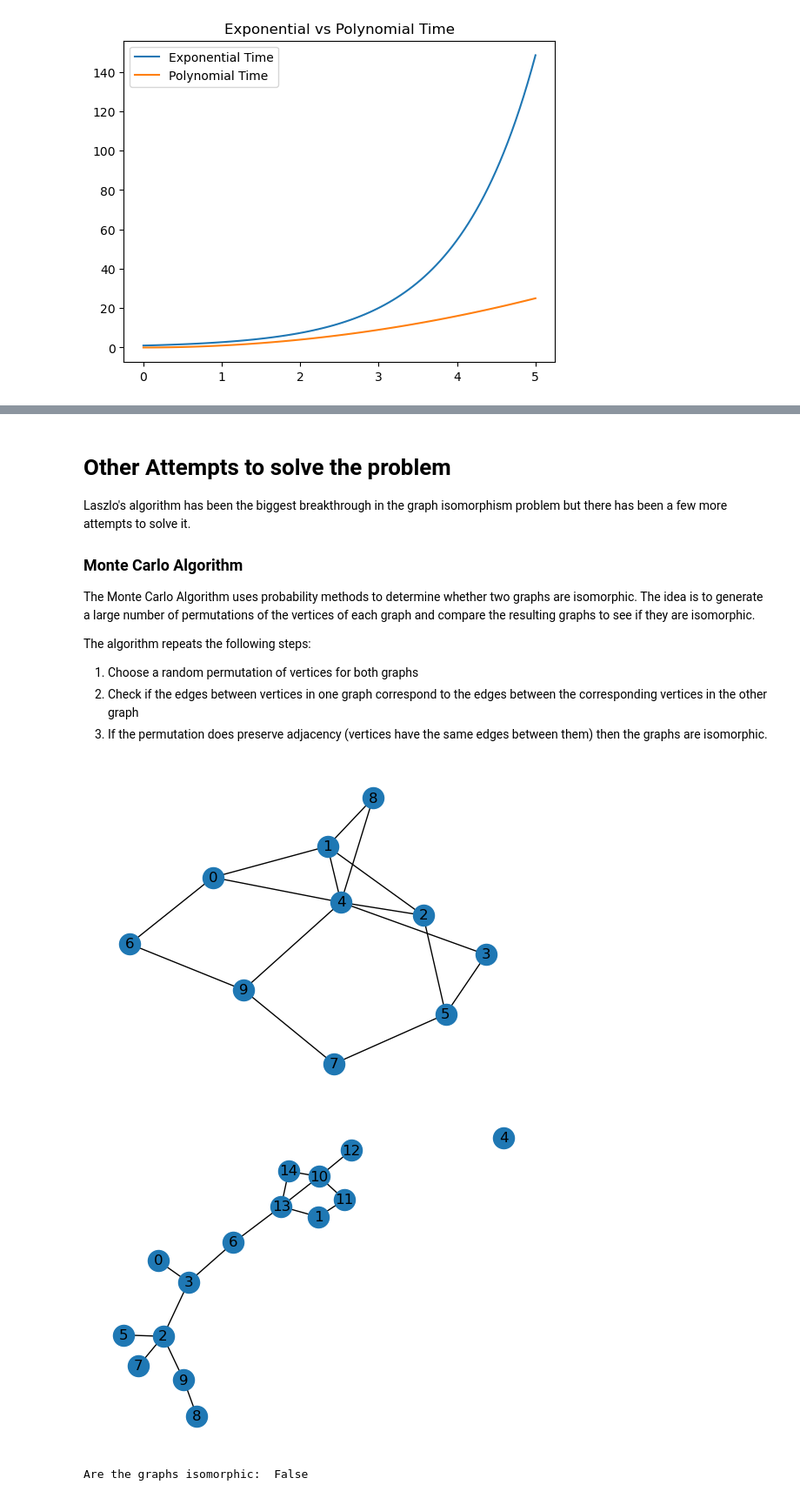
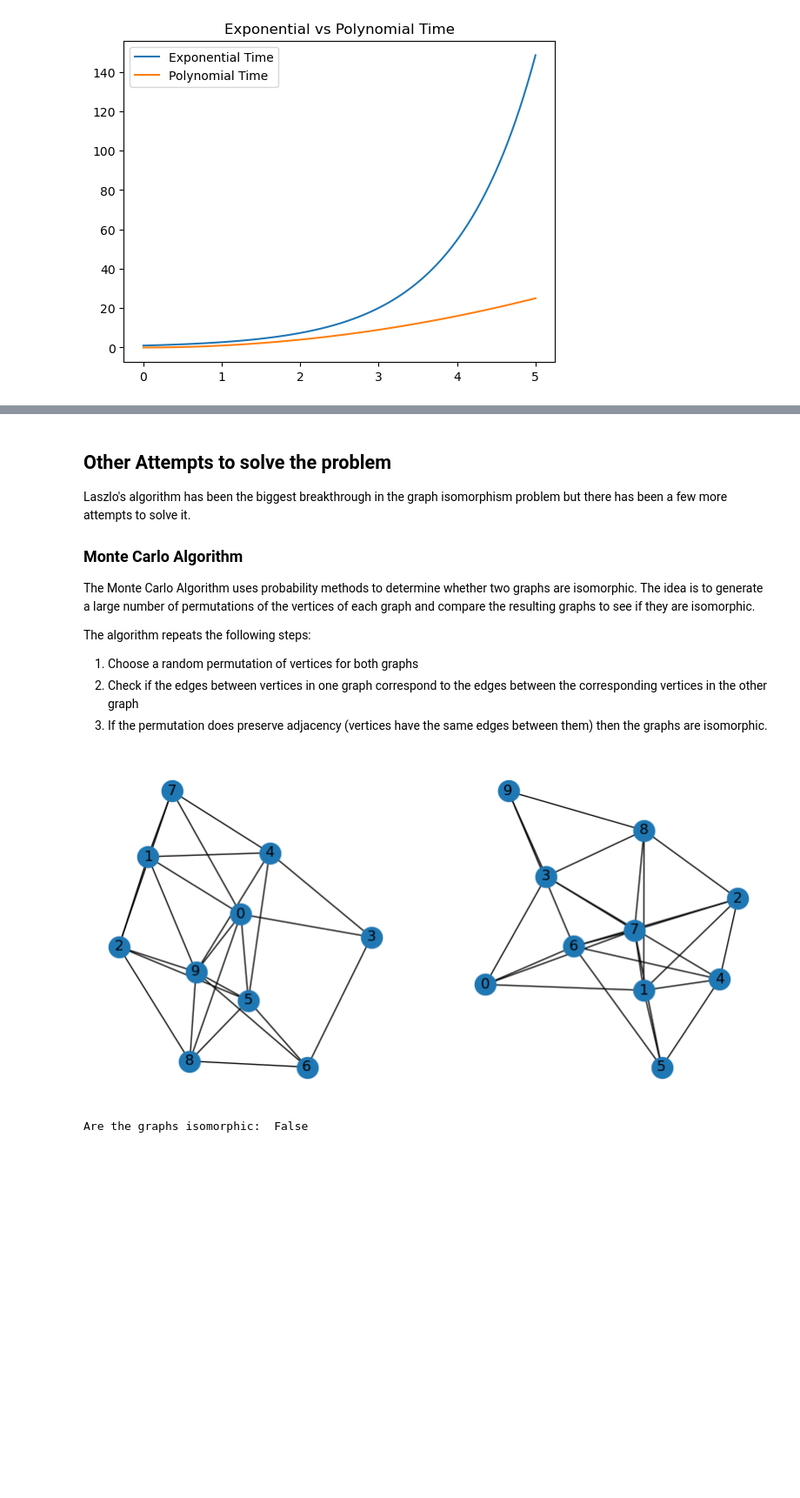
Before and after one commit to Adrian-Holk-Lebinski/Graph-Theory-Labs, a Jupyter notebook: graph_isomorphism.ipynb, the cells around one changed output, grey strips where cells are left out. Shown at 87% size. Cells and saved outputs as stored; diff of their text form; code cells hidden in the pictures; blank space fills up the shorter version.

```diff
--- a/graph_isomorphism.ipynb
+++ b/graph_isomorphism.ipynb
@@ -0,0 +11,14 @@
+# %%
+import networkx as nx
+import matplotlib.pyplot as plt
+
+# Creating graph1
+G1 = nx.Graph()
+G1.add_edges_from([(1, 2), (2, 3), (2, 4), (3, 4)])
+
+# Plotting the graphs side by side to show they are isomorphic
+fig, ax = plt.subplots()
+
+nx.draw(G1, ax=ax, with_labels=True)
+
+plt.show()
@@ -76,5 +97,5 @@ By using the canonical partitioning technique, Laszlo's algorithm achieves a qua
 # %% [markdown]
-# Other Attempts to solve the problem
+## Other Attempts to solve the problem
 Laszlo's algorithm has been the biggest breakthrough in the graph isomorphism problem but there has been a few more attempts to solve it.
 
 ### Monte Carlo Algorithm
@@ -117,33 +138,27 @@ def test_isomorphism(G1, G2, num_samples=1000):
 # %%
 import networkx as nx
 import matplotlib.pyplot as plt
 
 numOfNodes = 10
-numOfEdges = 15
+numOfEdges = 25
 
-G1 = nx.gnm_random_graph(numOfNodes, numOfEdges)
+# Generate a random graph G1
+G1 = nx.dense_gnm_random_graph(numOfNodes, numOfEdges)
 
-# creating a new figure and axis
-fig, ax = plt.subplots()
+# Generate a random graph G2
+G2 = nx.dense_gnm_random_graph(numOfNodes, numOfEdges)
 
-# drawing the first graph
-nx.draw(G1, with_labels=True, ax=ax)
-plt.show()
+# Plotting the graphs side by side to show they are isomorphic
+fig, ax = plt.subplots(1, 2, figsize=(10, 5))
 
-# generating another random graph with 3 nodes and 2 edges
-G2 = nx.gnm_random_graph(numOfEdges, numOfEdges)
+nx.draw(G1, ax=ax[0], with_labels=True)
+nx.draw(G2, ax=ax[1], with_labels=True)
 
-# creating a new figure and axis
-fig, ax = plt.subplots()
-
-# drawing the second graph
-nx.draw(G2, with_labels=True, ax=ax)
 plt.show()
 
 print("Are the graphs isomorphic: ", test_isomorphism(G1, G2))
 # %% [output]
-[figure, old version]
+[figure, new version]
-[figure, removed]
 Are the graphs isomorphic:  False
 # %%
 import networkx as nx
```
Also changed, not shown: parts of 7 cells of this notebook, 2 other files.
